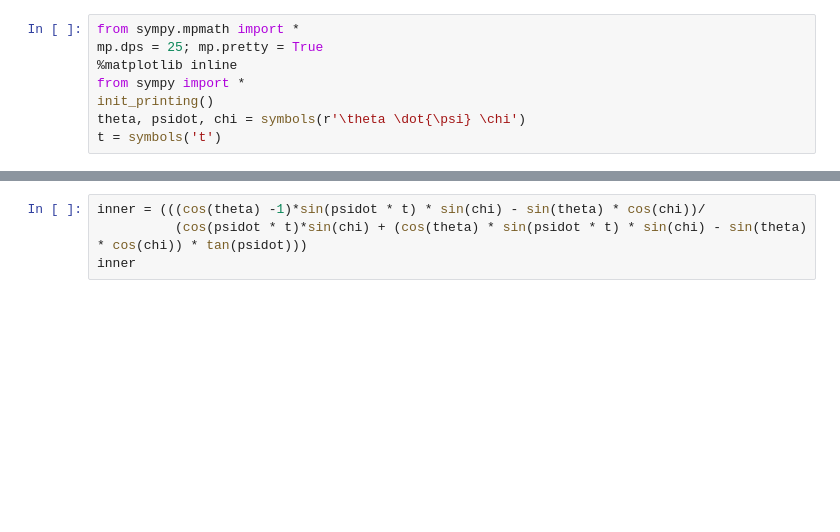
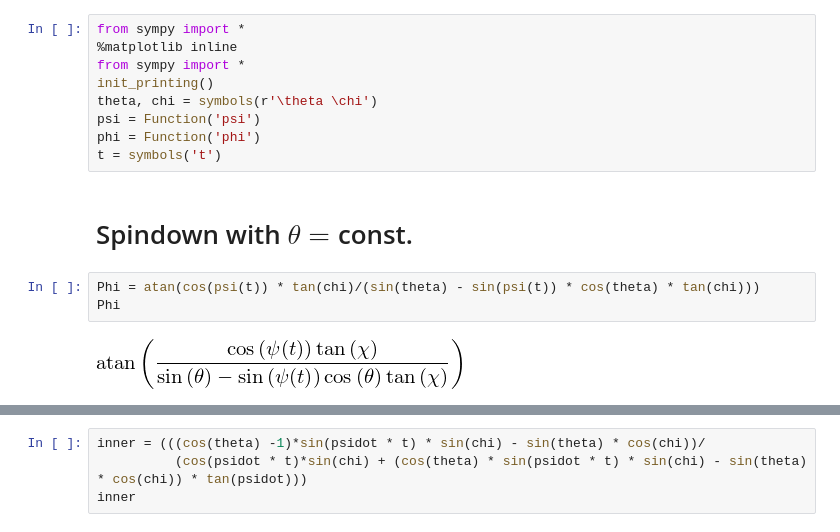
Before and after one commit to GregoryAshton/neutron_star_modelling, a Jupyter notebook: SpindownRate/AnalyticSpin-down_thetanonzero.ipynb, the cells around one changed output, grey strips where cells are left out. Cells and saved outputs as stored; diff of their text form; blank space fills up the shorter version.

```diff
--- a/SpindownRate/AnalyticSpin-down_thetanonzero.ipynb
+++ b/SpindownRate/AnalyticSpin-down_thetanonzero.ipynb
@@ -1,8 +1,16 @@
 # %%
-from sympy.mpmath import *
-mp.dps = 25; mp.pretty = True
+from sympy import *
 %matplotlib inline
 from sympy import *
 init_printing()
-theta, psidot, chi = symbols(r'\theta \dot{\psi} \chi')
+theta, chi = symbols(r'\theta \chi')
+psi = Function('psi')
+phi = Function('phi')
 t = symbols('t')
+# %% [markdown]
+# Spindown with $\theta=$const.
+# %%
+Phi = atan(cos(psi(t)) * tan(chi)/(sin(theta) - sin(psi(t)) * cos(theta) * tan(chi)))
+Phi
+# %% [output]
+[figure, added]
```
Also changed, not shown: parts of 3 cells of this notebook, 5 other files.
